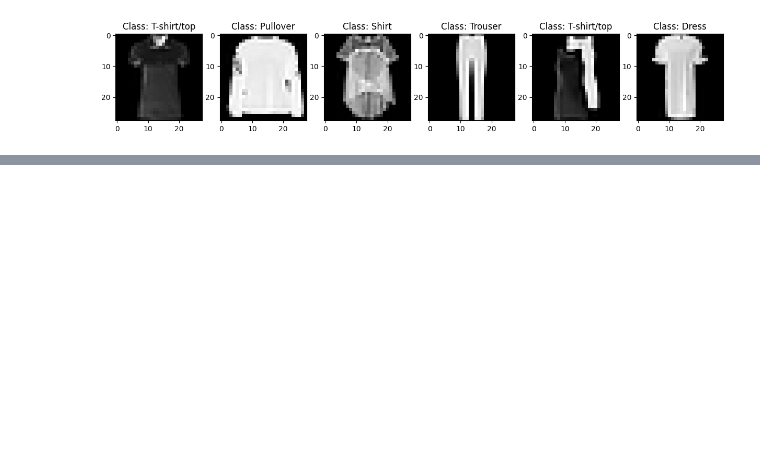
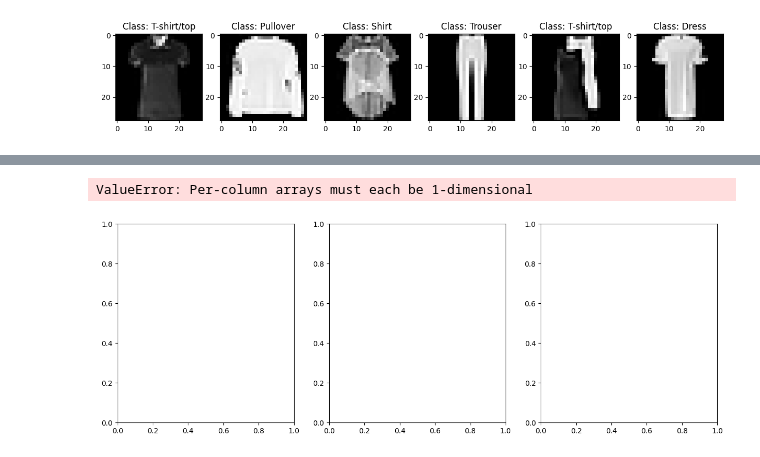
Before and after one commit to sjasbnm/JustTwo, a Jupyter notebook: working_code/exploratory_analysis.ipynb, the cells around one changed output, grey strips where cells are left out. Cells and saved outputs as stored; diff of their text form; code cells hidden in the pictures; blank space fills up the shorter version.

```diff
--- a/working_code/exploratory_analysis.ipynb
+++ b/working_code/exploratory_analysis.ipynb
@@ -79,0 +110,7 @@ for image in image_choices:
+# %%
+X_train, X_validate, y_train, y_validate = train_test_split(array_of_all_images, array_of_the_classes , test_size = 0.2, random_state = 43, stratify = array_of_the_classes) #I'm hoping that the stratify parameter keeps the balance of classes in the two splits
+
+a=len(X_train)
+b=len(X_validate)
+
+print(f'Train size {a} Validate size {b}')
@@ -79,0 +119,14 @@ for image in image_choices:
+# %%
+pca = PCA()
+
+# With sklearn PCA, it automatically centers the data
+pca.fit(X_train)
+
+# Eigenvalues, PC scores and variance explained
+eigenvalues = pca.explained_variance_
+eigenvectors = pca.components_
+explained_variance_ratio = pca.explained_variance_ratio_ * 100
+scores = pca.transform(X_train)
+
+#print("Eigenvalues:", eigenvalues)
+#print('Eigenvctors: ', eigenvectors)
@@ -79,0 +155,22 @@ for image in image_choices:
+# %%
+#components = [f'PC{i+1}' for i in range(pcs.shape[1])]
+
+fig, axes = plt.subplots(1, 3, figsize=(15, 5))
+
+sns.barplot(x=pca.components_, y=pca.explained_variance_, ax=axes[0])
+axes[0].set_title('Explained Variance by Principal Components')
+axes[0].set_ylabel('Variance')
+
+sns.barplot(x=pca.components_, y=pca.explained_variance_ratio_, ax=axes[1])
+axes[1].set_title('Explained Variance Ratio by Principal Components')
+axes[1].set_ylabel('Variance Ratio')
+
+sns.lineplot(x=pca.components_, y=np.cumsum(pca.explained_variance_ratio_), ax=axes[2])
+axes[2].set_title('Cumulative Explained Variance')
+axes[2].set_ylabel('Cumulative Variance Ratio')
+
+plt.tight_layout()
+plt.show()
+# %% [output]
+ValueError: Per-column arrays must each be 1-dimensional
+[figure, added]
```
Also changed, not shown: parts of 6 cells of this notebook.
